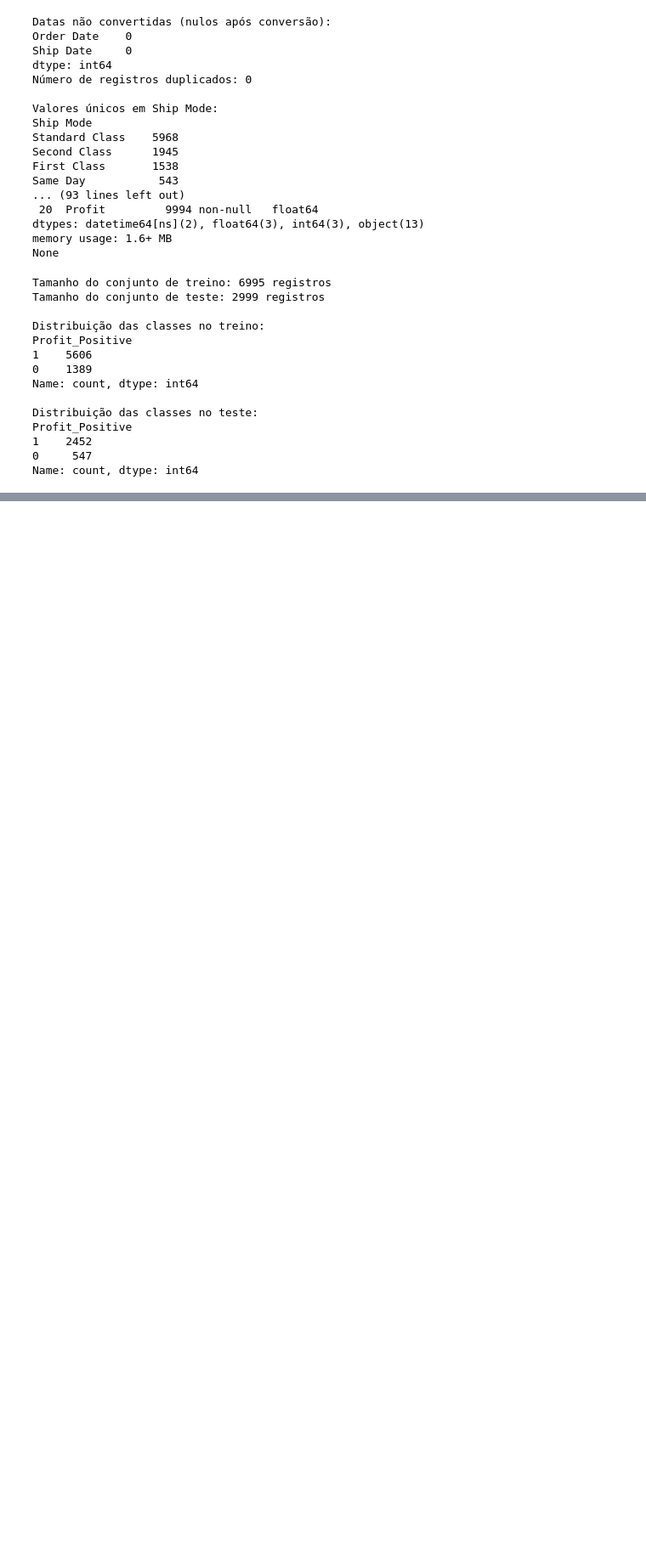
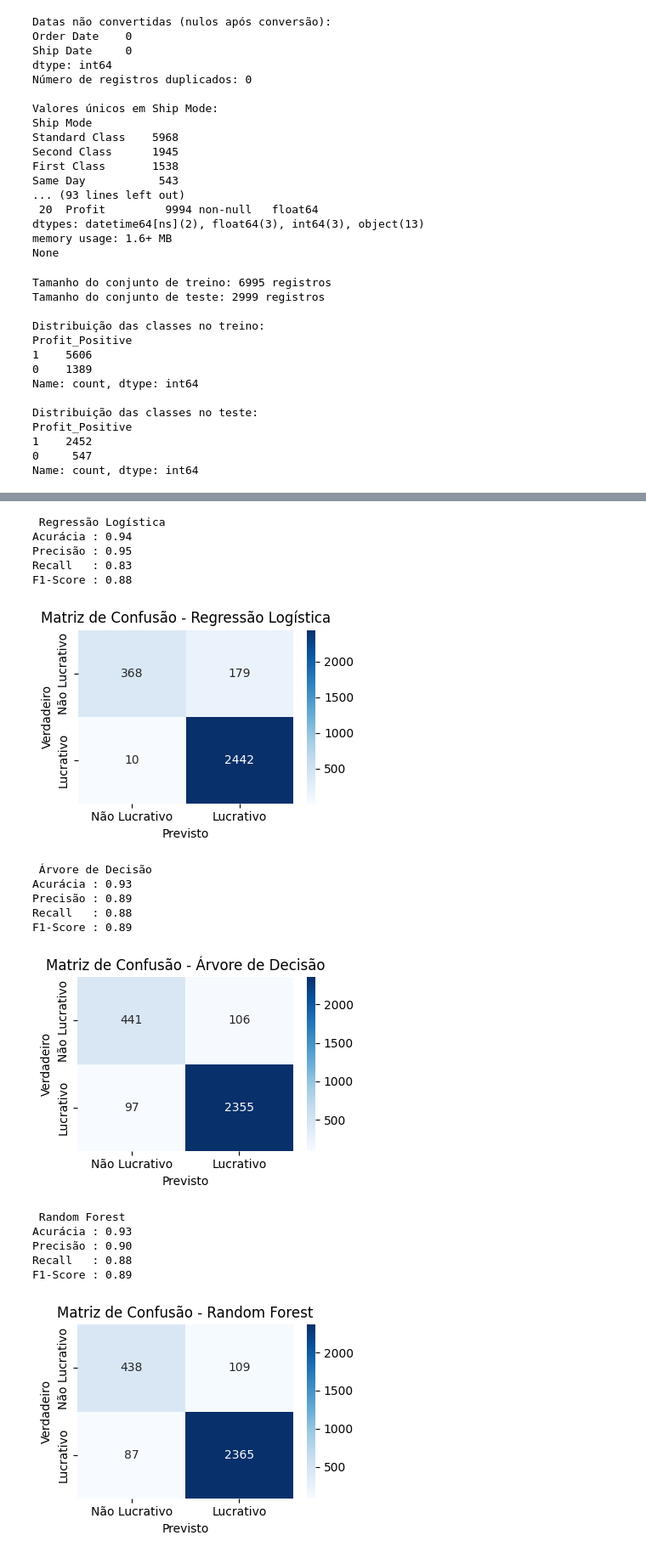
Before and after one commit to LYunoguthi/AtividadeAvaliativaII, a Jupyter notebook: Notebooks/trabalhoII.ipynb, the cells around one changed output, grey strips where cells are left out. Shown at 85% size. Saved outputs shown, nothing was run; the diff lists cells and outputs as text; code cells hidden in the pictures; blank space fills up the shorter version.

```diff
--- a/Notebooks/trabalhoII.ipynb
+++ b/Notebooks/trabalhoII.ipynb
@@ -261,0 +178,54 @@ Matriz de Confusão:
+# %%
+modelos = {
+    "Regressão Logística": LogisticRegression(max_iter=200),
+    "Árvore de Decisão": DecisionTreeClassifier(random_state=42),
+    "Random Forest": RandomForestClassifier(n_estimators=100, random_state=42),
+    "SVM": SVC(kernel='rbf'),
+    "K-NN": KNeighborsClassifier(n_neighbors=5)
+}
+# %%
+for nome, modelo in modelos.items():
+    modelo.fit(X_train, y_train)
+    y_pred = modelo.predict(X_test)
+
+    acc = accuracy_score(y_test, y_pred)
+    prec = precision_score(y_test, y_pred, average='macro', zero_division=0)
+    rec = recall_score(y_test, y_pred, average='macro', zero_division=0)
+    f1 = f1_score(y_test, y_pred, average='macro', zero_division=0)
+    cm = confusion_matrix(y_test, y_pred)
+    class_names = ['Não Lucrativo', 'Lucrativo']
+
+    print(f"\n {nome}")
+    print(f"Acurácia : {acc:.2f}")
+    print(f"Precisão : {prec:.2f}")
+    print(f"Recall   : {rec:.2f}")
+    print(f"F1-Score : {f1:.2f}")
+
+    # Matriz de confusão
+    plt.figure(figsize=(4, 3))
+    sns.heatmap(cm, annot=True, fmt='d', cmap='Blues',
+                xticklabels=class_names, yticklabels=class_names)
+    plt.title(f'Matriz de Confusão - {nome}')
+    plt.xlabel("Previsto")
+    plt.ylabel("Verdadeiro")
+    plt.tight_layout()
+    plt.show()
+# %% [output]
+ Regressão Logística
+Acurácia : 0.94
+Precisão : 0.95
+Recall   : 0.83
+F1-Score : 0.88
+[figure, added]
+ Árvore de Decisão
+Acurácia : 0.93
+Precisão : 0.89
+Recall   : 0.88
+F1-Score : 0.89
+[figure, added]
+ Random Forest
+Acurácia : 0.93
+Precisão : 0.90
+Recall   : 0.88
+F1-Score : 0.89
+[figure, added]
```
Also changed, not shown: parts of 2 cells of this notebook.
